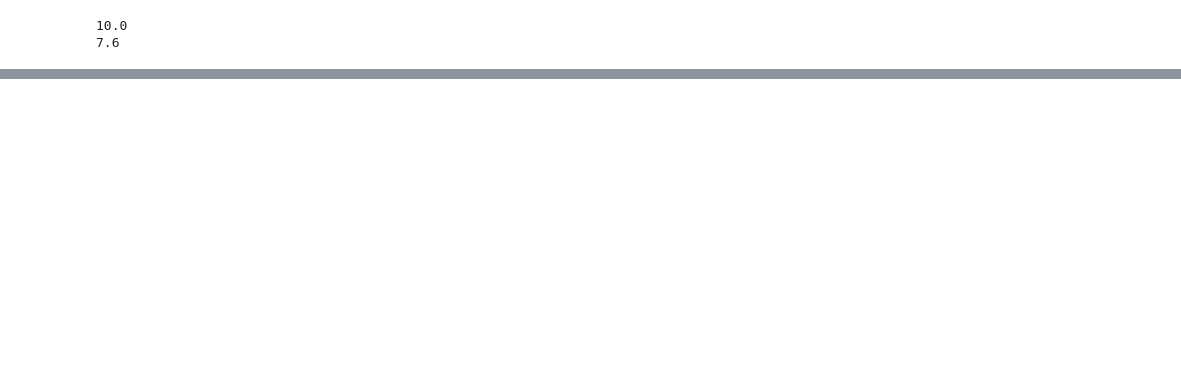
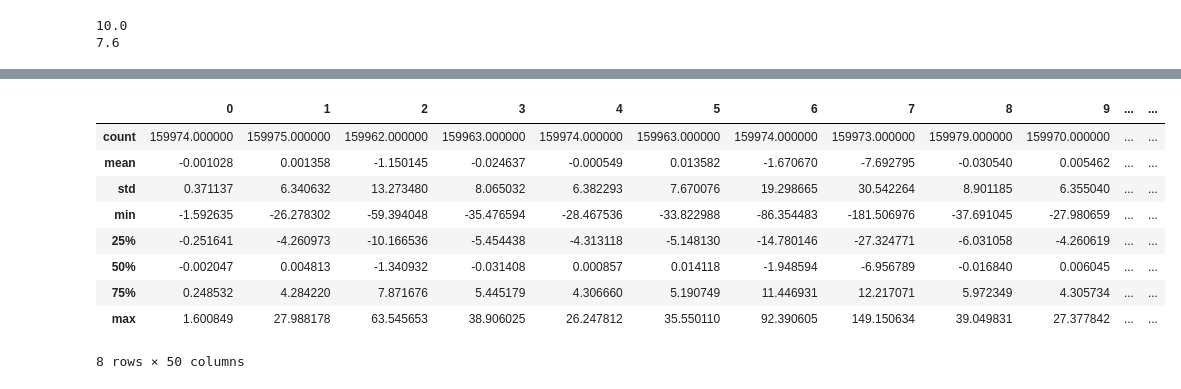
Before and after one commit to bdelahoussaye/Quant_FINAL, a Jupyter notebook: QUAN_FILE.ipynb, the cells around one changed output, grey strips where cells are left out. Drawn from its saved outputs; the diff is of its cells as text; code cells hidden in the pictures; blank space fills up the shorter version.

```diff
--- a/QUAN_FILE.ipynb
+++ b/QUAN_FILE.ipynb
@@ -85,7 +83,7 @@ from sklearn.model_selection import train_test_split
 
 from keras.layers import Dense, Activation,Conv2D,MaxPooling2D,Flatten,Dropout
 # %%
-df = pd.read_csv('final_project.csv',header = None)
+df = pd.read_csv('final_project.csv', header = None, skiprows = [0], )
 # %%
 df.head()
 # %% [output]
@@ -106,0 +115,2 @@ Name: 0, dtype: float64
+# %%
+x1 = df.drop([50], axis = 1)
@@ -106,0 +148,9 @@ Name: 0, dtype: float64
+# %%
+x1[29] = pd.to_numeric(x1[29], errors = 'coerce')
+x1[30] = pd.to_numeric(x1[30], errors = 'coerce')
+x1[32] = pd.to_numeric(x1[32], errors = 'coerce')
+x1[37] = pd.to_numeric(x1[37], errors = 'coerce')
+# %%
+for i in range(50):
+    x1[i] = pd.to_numeric(x1[i], errors = 'coerce')
+print(x1.dtypes)
@@ -106,0 +175,13 @@ Name: 0, dtype: float64
+# %%
+x1.describe()
+# %% [output]
+|  | 0 | 1 | 2 | 3 | 4 | 5 | 6 | 7 | 8 | 9 | ... | ... |
+| count | 159974.000000 | 159975.000000 | 159962.000000 | 159963.000000 | 159974.000000 | 159963.000000 | 159974.000000 | 159973.000000 | 159979.000000 | 159970.000000 | ... | ... |
+| mean | -0.001028 | 0.001358 | -1.150145 | -0.024637 | -0.000549 | 0.013582 | -1.670670 | -7.692795 | -0.030540 | 0.005462 | ... | ... |
+| std | 0.371137 | 6.340632 | 13.273480 | 8.065032 | 6.382293 | 7.670076 | 19.298665 | 30.542264 | 8.901185 | 6.355040 | ... | ... |
+| min | -1.592635 | -26.278302 | -59.394048 | -35.476594 | -28.467536 | -33.822988 | -86.354483 | -181.506976 | -37.691045 | -27.980659 | ... | ... |
+| 25% | -0.251641 | -4.260973 | -10.166536 | -5.454438 | -4.313118 | -5.148130 | -14.780146 | -27.324771 | -6.031058 | -4.260619 | ... | ... |
+| 50% | -0.002047 | 0.004813 | -1.340932 | -0.031408 | 0.000857 | 0.014118 | -1.948594 | -6.956789 | -0.016840 | 0.006045 | ... | ... |
+| 75% | 0.248532 | 4.284220 | 7.871676 | 5.445179 | 4.306660 | 5.190749 | 11.446931 | 12.217071 | 5.972349 | 4.305734 | ... | ... |
+| max | 1.600849 | 27.988178 | 63.545653 | 38.906025 | 26.247812 | 35.550110 | 92.390605 | 149.150634 | 39.049831 | 27.377842 | ... | ... |
+8 rows × 50 columns
```
Also changed, not shown: parts of 28 cells of this notebook.
